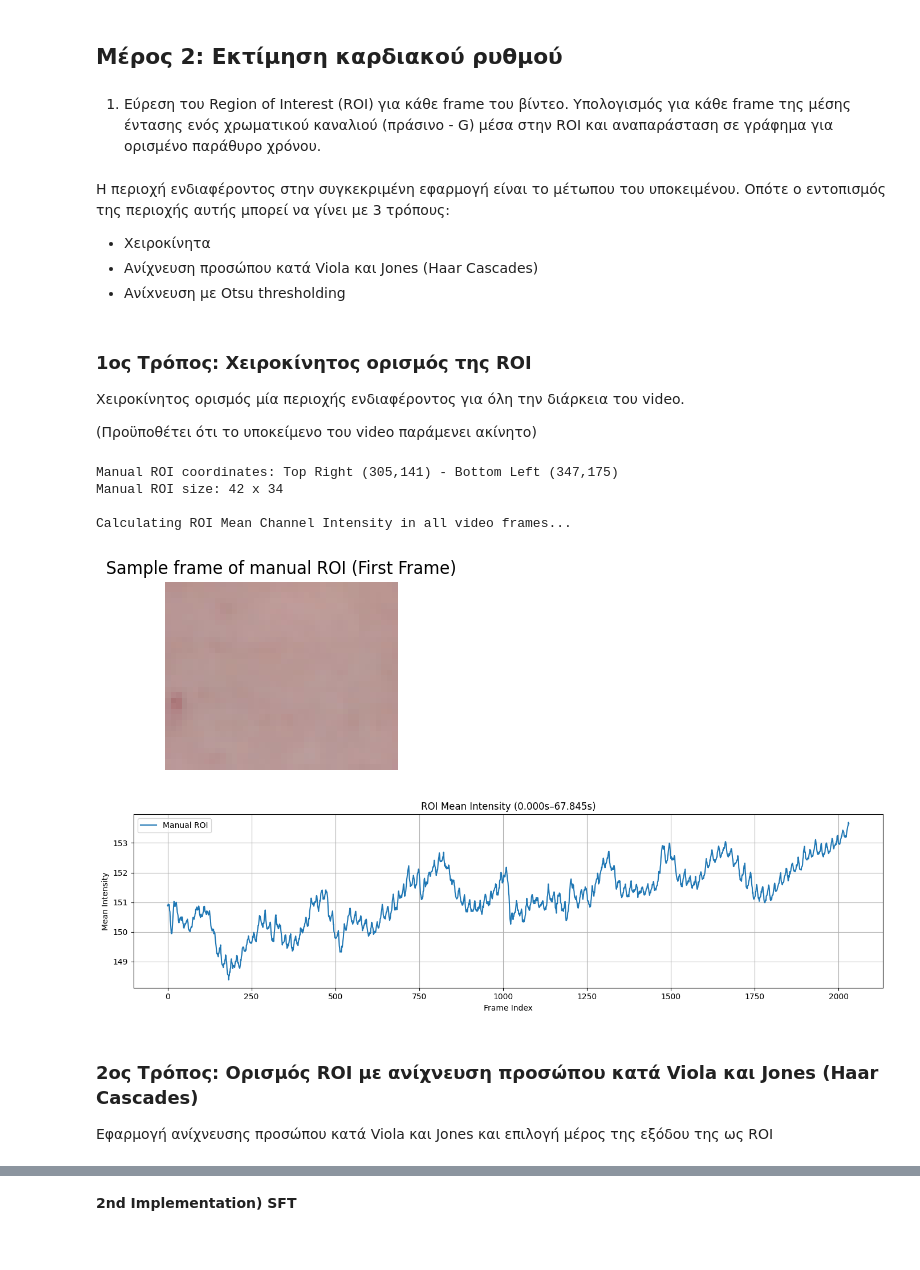
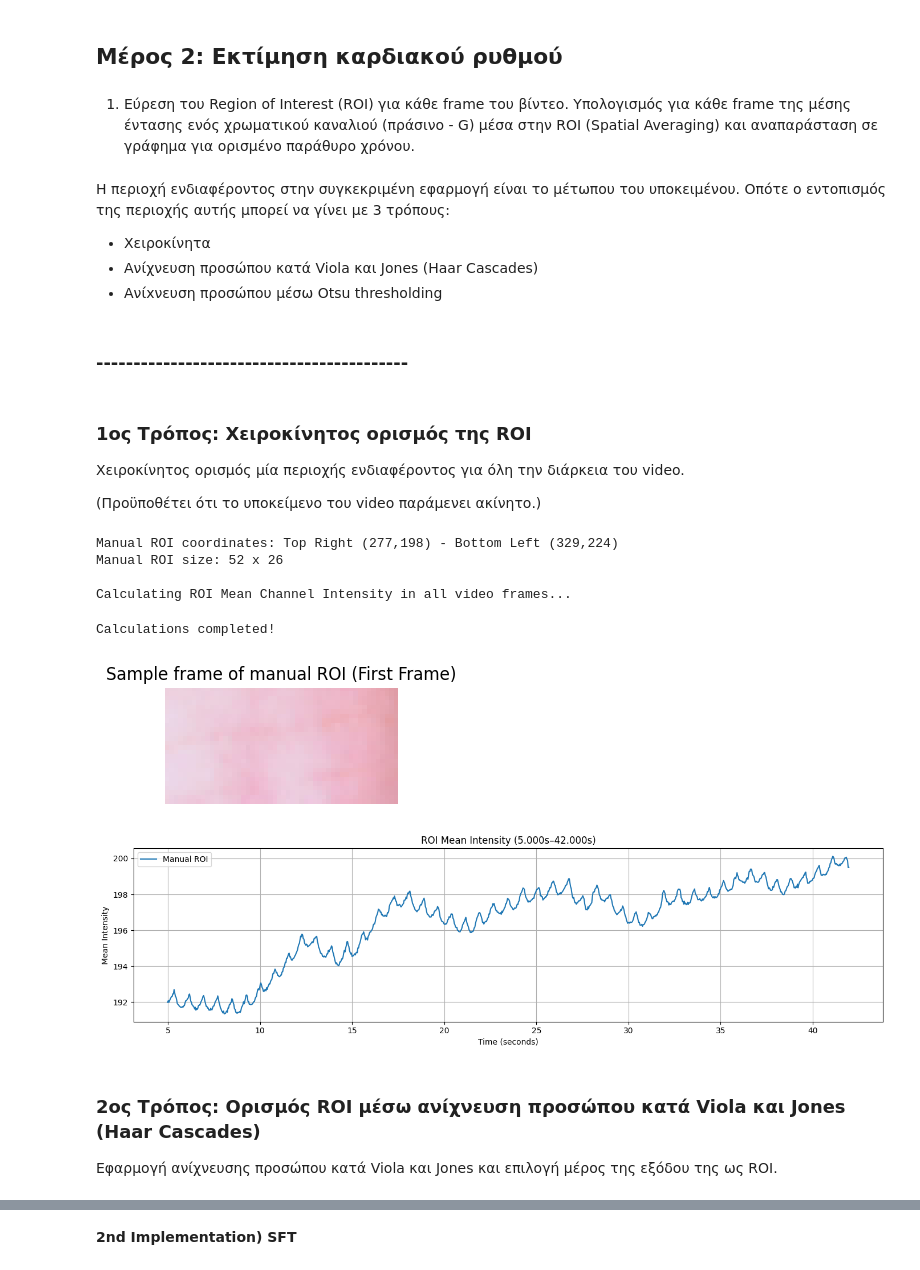
Before and after one commit to iliaxant/HR_Extraction_from_Video, a Jupyter notebook: HR_Extraction_from_Video.ipynb, the cells around one changed output, grey strips where cells are left out. Cells and saved outputs as stored; diff of their text form; code cells hidden in the pictures.

```diff
--- a/HR_Extraction_from_Video.ipynb
+++ b/HR_Extraction_from_Video.ipynb
@@ -250,7 +252,7 @@ HR Standard Deviation: 5.009
 # %% [markdown]
 ## **Μέρος 2**: Εκτίμηση καρδιακού ρυθμού
 # %% [markdown]
-1) Εύρεση του Region of Interest (ROI) για κάθε frame του βίντεο. Υπολογισμός για κάθε frame της μέσης έντασης ενός χρωματικού καναλιού (πράσινο - G) μέσα στην ROI και αναπαράσταση σε γράφημα για ορισμένο παράθυρο χρόνου.
+1) Εύρεση του Region of Interest (ROI) για κάθε frame του βίντεο. Υπολογισμός για κάθε frame της μέσης έντασης ενός χρωματικού καναλιού (πράσινο - G) μέσα στην ROI (Spatial Averaging) και αναπαράσταση σε γράφημα για ορισμένο παράθυρο χρόνου.
 # %% [markdown]
 
 Η περιοχή ενδιαφέροντος στην συγκεκριμένη εφαρμογή είναι το μέτωπου του υποκειμένου. Οπότε ο εντοπισμός της περιοχής αυτής μπορεί να γίνει με 3 τρόπους:
@@ -260,37 +262,42 @@ HR Standard Deviation: 5.009
 *   Χειροκίνητα
 *   Ανίχνευση προσώπου κατά Viola και
 Jones (Haar Cascades)
-*   Ανίxνευση με Otsu thresholding
+*   Ανίxνευση προσώπου μέσω Otsu thresholding
+# %% [markdown]
+### **------------------------------------------**
 # %% [markdown]
 ### **1ος Τρόπος:** Χειροκίνητος ορισμός της ROI
 
 Χειροκίνητος ορισμός μία περιοχής ενδιαφέροντος για όλη την διάρκεια του video.
 
-(Προϋποθέτει ότι το υποκείμενο του video παράμενει ακίνητο)
+(Προϋποθέτει ότι το υποκείμενο του video παράμενει ακίνητο.)
 # %%
 # Input start time and duration (in seconds) for Manual ROI Mean Channel intensity plot.
 # Input ROI coordinates for Mean Channel Intensity calculation and which Channel.
 # ------------------------------------------------
 
-start_time = 0
-segment_duration = video_duration_secs    # Signal lasts video_duration_secs seconds.
+start_time_manual = 5
+segment_duration = 37 #video_duration_secs   # Signal lasts video_duration_secs seconds.
 
-# UBFC-RPPG Dataset 2   (subject45)
-x1, y1 = 305, 141
-x2, y2 = 347, 175
+# # UBFC-RPPG Dataset 2   (subject45)
+# x1, y1 = 305, 141
+# x2, y2 = 347, 175
+# channel = 1  # 0: Blue, 1: Green, 2: Red  (BGR colorspace)
+
+# UBFC-RPPG Dataset 1   (11-gt)
+x1, y1 = 277, 198
+x2, y2 = 329, 224
 channel = 1  # 0: Blue, 1: Green, 2: Red  (BGR colorspace)
-
-# # UBFC-RPPG Dataset 1   (11-gt)
-# x1, y1 = 277, 198
-# x2, y2 = 329, 224
-# channel = 1  # 0: Blue, 1: Green, 2: Red  (BGR colorspace)
 
 # ------------------------------------------------
 
 
-end_time = start_time + segment_duration
-start_frame = int(start_time * fps)
-end_frame = int(end_time * fps)
+end_time_manual = start_time_manual + segment_duration
+start_time_manual = np.clip(start_time_manual, 0, video_duration_secs)
+end_time_manual = np.clip(end_time_manual, 0, video_duration_secs)
+
+start_frame = int(start_time_manual * fps)
+end_frame = int(end_time_manual * fps)
 
 roi_means_manual = []
 roi_frames_manual =[]
@@ -311,42 +318,45 @@ for _ in tqdm(range(start_frame, end_frame)):
     roi = frame[y1:y2, x1:x2, :].copy()
     roi_frames_manual.append(roi.copy())
 
-    roi = roi[:,:, channel].copy()
+    roi = roi[:,:, channel]
     mean_val = np.mean(roi)
     roi_means_manual.append(mean_val)
 
 
 cap.release()
+
+print('\n\nCalculations completed!')
 # %% [output]
-Manual ROI coordinates: Top Right (305,141) - Bottom Left (347,175)
-Manual ROI size: 42 x 34
+Manual ROI coordinates: Top Right (277,198) - Bottom Left (329,224)
+Manual ROI size: 52 x 26
 
 Calculating ROI Mean Channel Intensity in all video frames...
+Calculations completed!
 # %%
 plt.figure(figsize=(3, 3))
 plt.imshow(cv2.cvtColor(roi_frames_manual[0], cv2.COLOR_BGR2RGB))
 plt.title(f"Sample frame of manual ROI (First Frame)")
 plt.axis('off')
 plt.show()
 
 plt.figure(figsize=(14, 4))
-plt.plot(np.arange(start_frame, start_frame + len(roi_means_manual)), roi_means_manual,
-         label = "Manual ROI")
-plt.title(f"ROI Mean Intensity ({start_time:.3f}s–{end_time:.3f}s)")
-plt.xlabel(f"Frame Index")
+plt.plot(np.arange(start_frame, start_frame + len(roi_means_manual)) / fps,
+         roi_means_manual, label="Manual ROI")
+plt.title(f"ROI Mean Intensity ({start_time_manual:.3f}s–{end_time_manual:.3f}s)")
+plt.xlabel("Time (seconds)")
 plt.ylabel("Mean Intensity")
 plt.legend()
 plt.grid(True)
 plt.tight_layout()
 plt.show()
 # %% [output]
-[figure, old version]
+[figure, new version]
-[figure, old version]
+[figure, new version]
 # %% [markdown]
-### **2ος Τρόπος:** Ορισμός ROI με ανίχνευση προσώπου κατά Viola και Jones (Haar Cascades)
+### **2ος Τρόπος:** Ορισμός ROI μέσω ανίχνευση προσώπου κατά Viola και Jones (Haar Cascades)
 
 Εφαρμογή ανίχνευσης προσώπου κατά Viola και
-Jones και επιλογή μέρος της εξόδου της ως ROI
+Jones και επιλογή μέρος της εξόδου της ως ROI.
 # %%
 # Input start time and duration (in seconds) for Haar ROI Mean Channel intensity plot.
 # Input the channel the calculations will be performed on.
```
Also changed, not shown: parts of 14 cells of this notebook.
